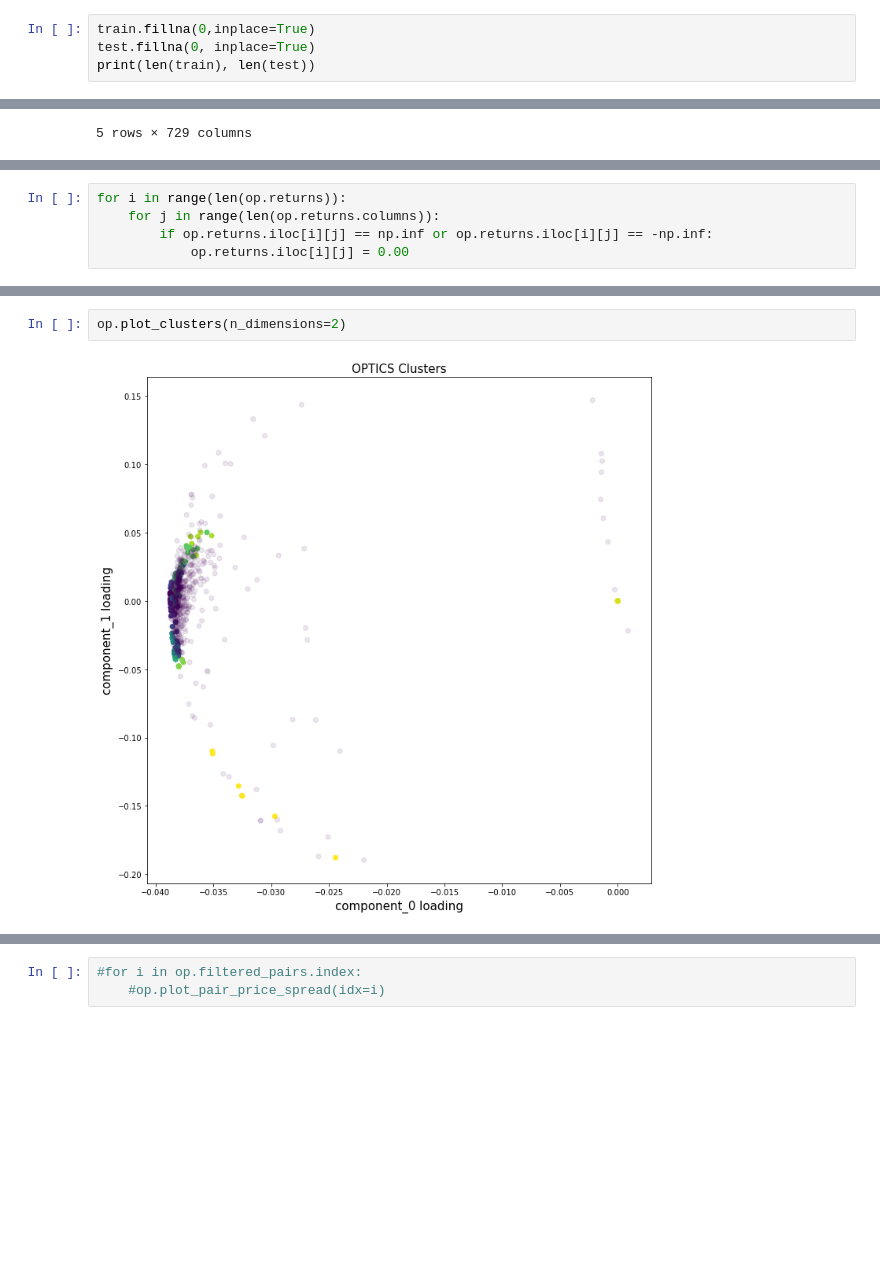
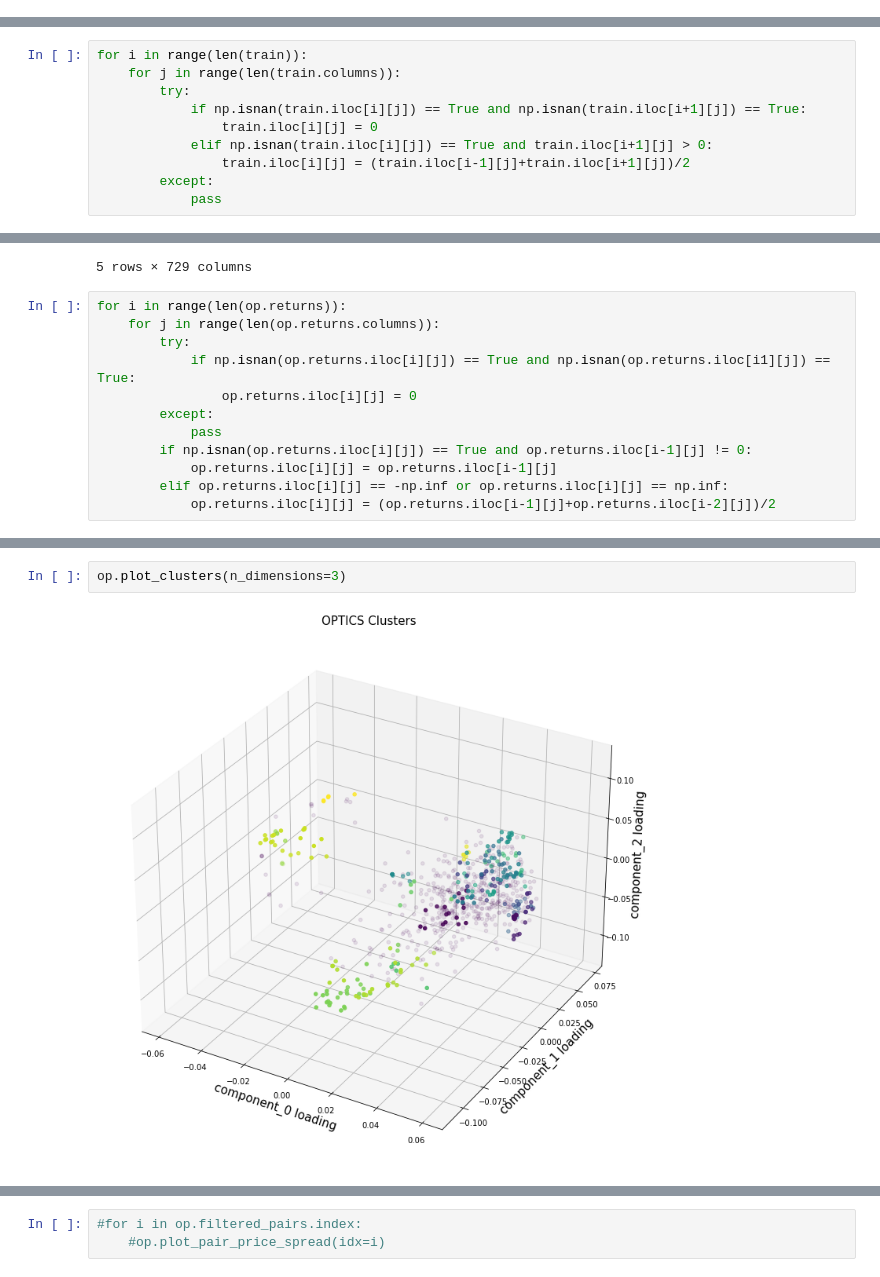
Before and after one commit to MaikeRM/itau_quantamental, a Jupyter notebook: pca.ipynb, the cells around one changed output, grey strips where cells are left out. Saved outputs shown, nothing was run; the diff lists cells and outputs as text; blank space fills up the shorter version.

```diff
--- a/pca.ipynb
+++ b/pca.ipynb
@@ -42,7 +58,3 @@ train.head()
 | 2018-11-08 | 66.240181 | 36.273464 | 168.580582 | 50.749123 | 73.989349 | 84.584732 | 413.850006 | 69.580223 | 157.931946 | 249.960007 | ... | ... |
 | 2018-11-09 | 65.732056 | 35.643646 | 167.339096 | 49.770596 | 74.883324 | 84.290649 | 405.170013 | 69.418091 | 158.555984 | 244.839996 | ... | ... |
 5 rows × 729 columns
-# %%
-train.fillna(0,inplace=True)
-test.fillna(0, inplace=True)
-print(len(train), len(test))
@@ -55,3 +61,13 @@ See the caveats in the documentation: https://pandas.pydata.org/pandas-docs/stab
+# %%
+for i in range(len(train)):
+    for j in range(len(train.columns)):
+        try:
+            if np.isnan(train.iloc[i][j]) == True and np.isnan(train.iloc[i+1][j]) == True:
+                train.iloc[i][j] = 0
+            elif np.isnan(train.iloc[i][j]) == True and train.iloc[i+1][j] > 0:
+                train.iloc[i][j] = (train.iloc[i-1][j]+train.iloc[i+1][j])/2
+        except:
+            pass
 # %%
 op = OpticsPairs(train)
 op.returns.head()
@@ -65,4 +81,16 @@ op.returns.head()
 | 2018-11-09 | -0.007671 | -0.017363 | -0.007364 | -0.019282 | 0.012082 | -0.003477 | -0.020974 | -0.002330 | 0.003951 | -0.020483 | ... | ... |
 | 2018-11-12 | -0.041177 | 0.017670 | -0.024068 | -0.050374 | 0.010136 | 0.011929 | -0.166128 | -0.030636 | -0.016409 | -0.033369 | ... | ... |
 5 rows × 729 columns
+# %%
+for i in range(len(op.returns)):
+    for j in range(len(op.returns.columns)):
+        try:
+            if np.isnan(op.returns.iloc[i][j]) == True and np.isnan(op.returns.iloc[i1][j]) == True:
+                op.returns.iloc[i][j] = 0
+        except:
+            pass
+        if np.isnan(op.returns.iloc[i][j]) == True and op.returns.iloc[i-1][j] != 0:
+            op.returns.iloc[i][j] = op.returns.iloc[i-1][j]
+        elif op.returns.iloc[i][j] == -np.inf or op.returns.iloc[i][j] == np.inf:
+            op.returns.iloc[i][j] = (op.returns.iloc[i-1][j]+op.returns.iloc[i-2][j])/2
 # %%
@@ -85,5 +97,0 @@ op.returns
-# %%
-for i in range(len(op.returns)):
-    for j in range(len(op.returns.columns)):
-        if op.returns.iloc[i][j] == np.inf or op.returns.iloc[i][j] == -np.inf:
-            op.returns.iloc[i][j] = 0.00
@@ -114,7 +120,7 @@ Length: 767, dtype: object
 # %%
-op.plot_clusters(n_dimensions=2)
+op.plot_clusters(n_dimensions=3)
 # %% [output]
-[figure, old version]
+[figure, new version]
 # %%
 op.calc_eg_norm_spreads()
 op.calc_hurst_exponents()
```
Also changed, not shown: parts of 9 cells of this notebook, 1 other file.
